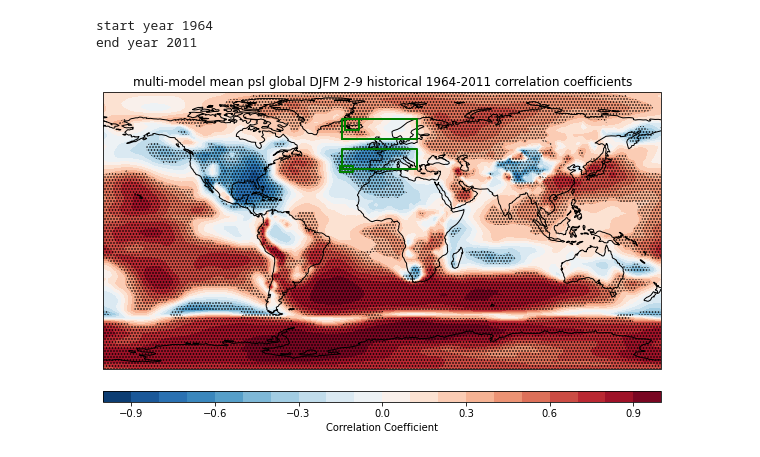
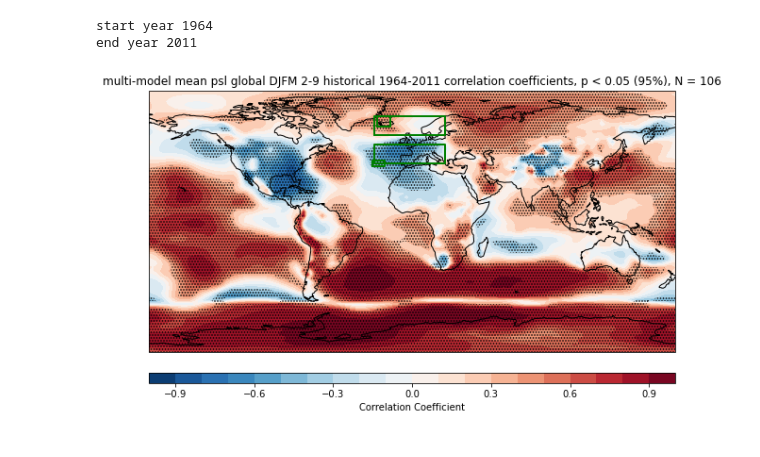
Before and after one commit to benhutchmet/skill-maps-historical, a Jupyter notebook: plotting_updated.ipynb, the cells around one changed output. Cells and saved outputs as stored; diff of their text form; code cells hidden in the pictures.

Commit message:
adding ens members count

```diff
--- a/plotting_updated.ipynb
+++ b/plotting_updated.ipynb
@@ -113,8 +113,10 @@ processing variable:  psl
 # print(model, historical_data[model])
 # %%
 # Calculate the spatial correlations for the historical data DJFM year 2-9 global psl
-rfield, pfield, obs_lons_converted, lons_converted, observed_data, ensemble_mean = fnc.calculate_spatial_correlations(
-                                                        obs, historical_data, models, variable)
+rfield, pfield, obs_lons_converted, lons_converted, observed_data, ensemble_mean, ensemble_members_count = fnc.calculate_spatial_correlations(obs,
+                                                                                                                                                historical_data,
+                                                                                                                                                    models,
+                                                                                                                                                        variable)
 # %% [output]
 extracting data for model: BCC-CSM2-MR
 extracting data for model: MPI-ESM1-2-HR
@@ -147,12 +149,12 @@ end year 2011
 # %%
 # This function is from the other functions file
 fnc_sm.plot_correlations(models, rfield, pfield, obs, variable, region,
                             season, forecast_range, dic.plots_dir, obs_lons_converted,
                                 lons_converted, dic.azores_grid, dic.iceland_grid,
                                     dic.uk_n_box, dic.uk_s_box, experiment='historical',
-                                        observed_data=observed_data)
+                                        observed_data=observed_data, ensemble_members_count=ensemble_members_count)
 # %% [output]
-[figure, old version]
+[figure, new version]
 # %%
 # TODO: Test the subplots for the individual models
 fnc_sm.plot_correlations_subplots(models, obs, historical_data, variable, region,
```
Also changed, not shown: parts of 2 cells of this notebook, 1 other file.
